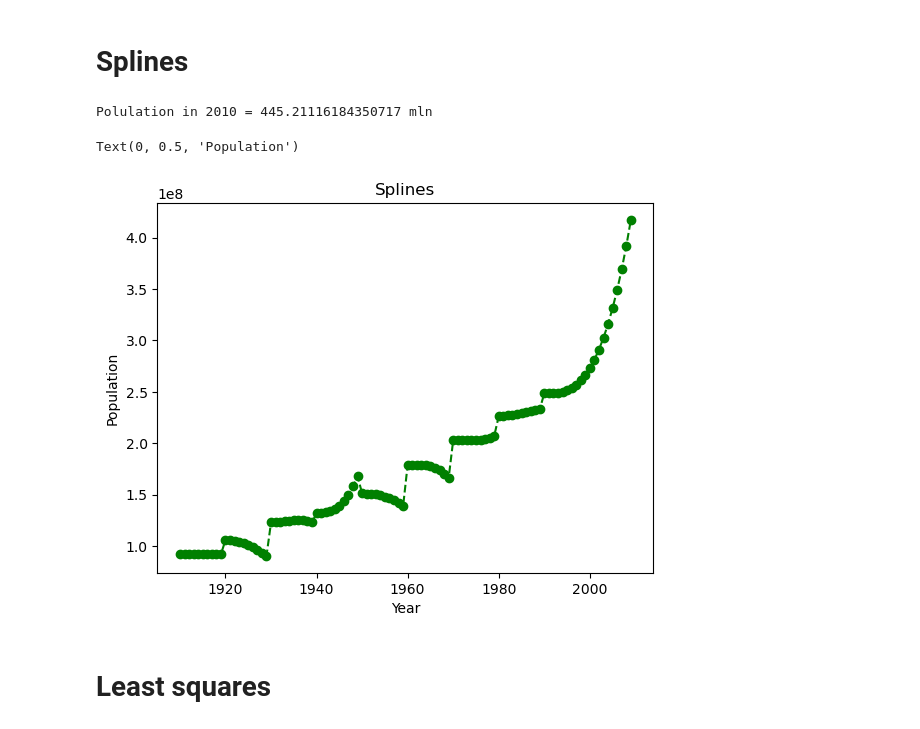
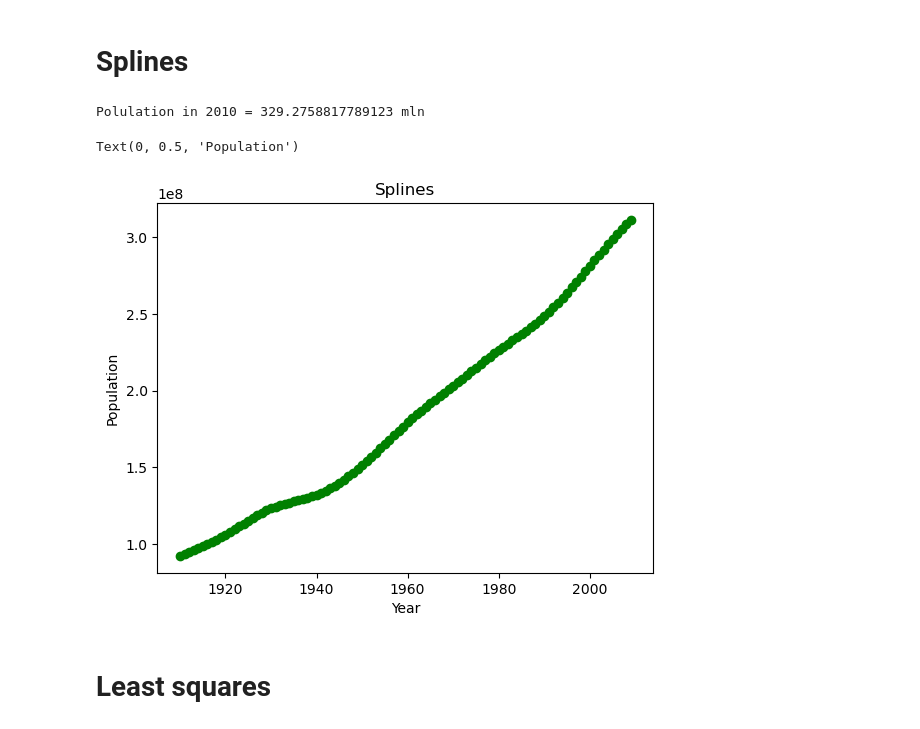
Before and after one commit to sardaryandavid/numeric_calculation, a Jupyter notebook: interlopation_extrapolation/interpolation_extrapolation.ipynb, the cells around one changed output. Drawn from its saved outputs; the diff is of its cells as text; code cells hidden in the pictures.

```diff
--- a/interlopation_extrapolation/interpolation_extrapolation.ipynb
+++ b/interlopation_extrapolation/interpolation_extrapolation.ipynb
@@ -8,6 +8,9 @@ y = [92228496, 106021537, 123202624,
     132164569, 151325798, 179323175,
     203211926, 226545805, 248709873,
     281421906]
+
+a = [92228496, 106021537, 123202624, 132164569, 151325798, 179323175, 203211926, 226545805, 248709873]
+
 n = len(y)
 x = []
 sp = 1910
@@ -78,7 +81,7 @@ def tridiagonal_matrix_algorithm(A, f):
 
     x = [0.0 for i in range(N)]
     x[N - 1] = r[N - 1]
-    for i in range(N - 2, 0, -1):
+    for i in range(N - 2, -1, -1):
         x[i] = r[i] - p[i] * x[i + 1]
 
     return x
@@ -90,15 +93,15 @@ d = [0.0 for i in range(N)]
 h = [0.0 for i in range(N)]
 
 # find h[i]
-for i in range(0, N):
+for i in range(N):
     h[i] = x[i + 1] - x[i]
 
 # find c[i]
 A = [[0.0] * (N - 1) for i in range(N - 1)]
 for i in range(1, N - 2):
     A[i][i] = 2
-    A[i][i - 1] = h[i - 1] / (h[i - 1] + h[i])
-    A[i][i + 1] = h[i] / (h[i - 1] + h[i])
+    A[i][i - 1] = h[i] / (h[i] + h[i + 1])
+    A[i][i + 1] = h[i + 1] / (h[i] + h[i + 1])
 A[0][0] = 2
 A[0][1] = h[1] / (h[0] + h[1])
 A[N - 2][N - 2] = 2
@@ -109,45 +112,54 @@ u = [0.0] * (N - 1)
 for i in range(N - 1):
     u[i] = 6 * f[i + p][2]
 
 c = tridiagonal_matrix_algorithm(A, u)
 c.append(0)
 
+#find a[i], d[i]
 for i in range(1, N):
-    a[i] = y[i]
-    d[i] = (c[i - 1] - c[i - 2]) / h[i - 1]
-a[0] = y[0]
+    a[i] = y[i + 1]
+    d[i] = (c[i] - c[i - 1]) / h[i]
+a[0] = y[1]
 d[0] = c[0] / h[0]
 
-sum1 = a[N-1]
-sum2 = b[N-1] * (x0 - x[N - 1])
-sum3 = c[N-1]  * (x0 - x[N - 1]) * (x0 - x[N-1])
-sum4 = d[N - 1] * (x0 - x[N - 1]) * (x0 - x[N - 1]) * (x0 - x[N - 1])
+#find b[i]
+p = 1
+for i in range(1, N):
+    b[i] = c[i] * h[i] / 3 + c[i - 1] * h[i] / 6 + f[i + p][1]
+b[0] = c[0] * h[0] / 3 + f[p][1]
+
+sum1 = a[N - 1]
+sum2 = b[N - 1] * (x0 - x[N - 1])
+sum3 = c[N - 1]  * (x0 - x[N - 1]) * (x0 - x[N - 1]) / 2
+sum4 = d[N - 1] * (x0 - x[N - 1]) * (x0 - x[N - 1]) * (x0 - x[N - 1]) / 6
 sum = sum1 + sum2 + sum3 + sum4
 print(f'Polulation in {x0} = {sum / 1e6} mln')
 
 gr_y = []
 gr_x = list(i for i in range(1910, 2010))
 xb = 1910
 xs = len(gr_x)
 for j in range(xs):
     N = (gr_x[j] - xb) // 10
+
     if (N >= n - 1):
         N = n - 2
+
     sum1 = a[N]
-    sum2 = b[N] * (gr_x[j] - x[N])
-    sum3 = c[N]  * (gr_x[j] - x[N]) * (gr_x[j] - x[N])
-    sum4 = d[N] * (gr_x[j] - x[N]) * (gr_x[j] - x[N]) * (gr_x[j] - x[N])
+    sum2 = b[N] * (gr_x[j] - x[N + 1])
+    sum3 = c[N] * (gr_x[j] - x[N + 1]) * (gr_x[j] - x[N + 1]) / 2
+    sum4 = d[N] * (gr_x[j] - x[N + 1]) * (gr_x[j] - x[N + 1]) * (gr_x[j] - x[N + 1]) / 6
     sum = sum1 + sum2 + sum3 + sum4
     gr_y.append(sum)
 
 plt.title("Splines")
 plt.plot(gr_x, gr_y, 'go', linestyle = '--')
 plt.xlabel("Year")
 plt.ylabel("Population")
 # %% [output]
-Polulation in 2010 = 445.21116184350717 mln
+Polulation in 2010 = 329.2758817789123 mln
 Text(0, 0.5, 'Population')
-[figure, old version]
+[figure, new version]
 # %% [markdown]
 # Least squares
 # %%
```
Also changed, not shown: parts of 1 cell of this notebook.
